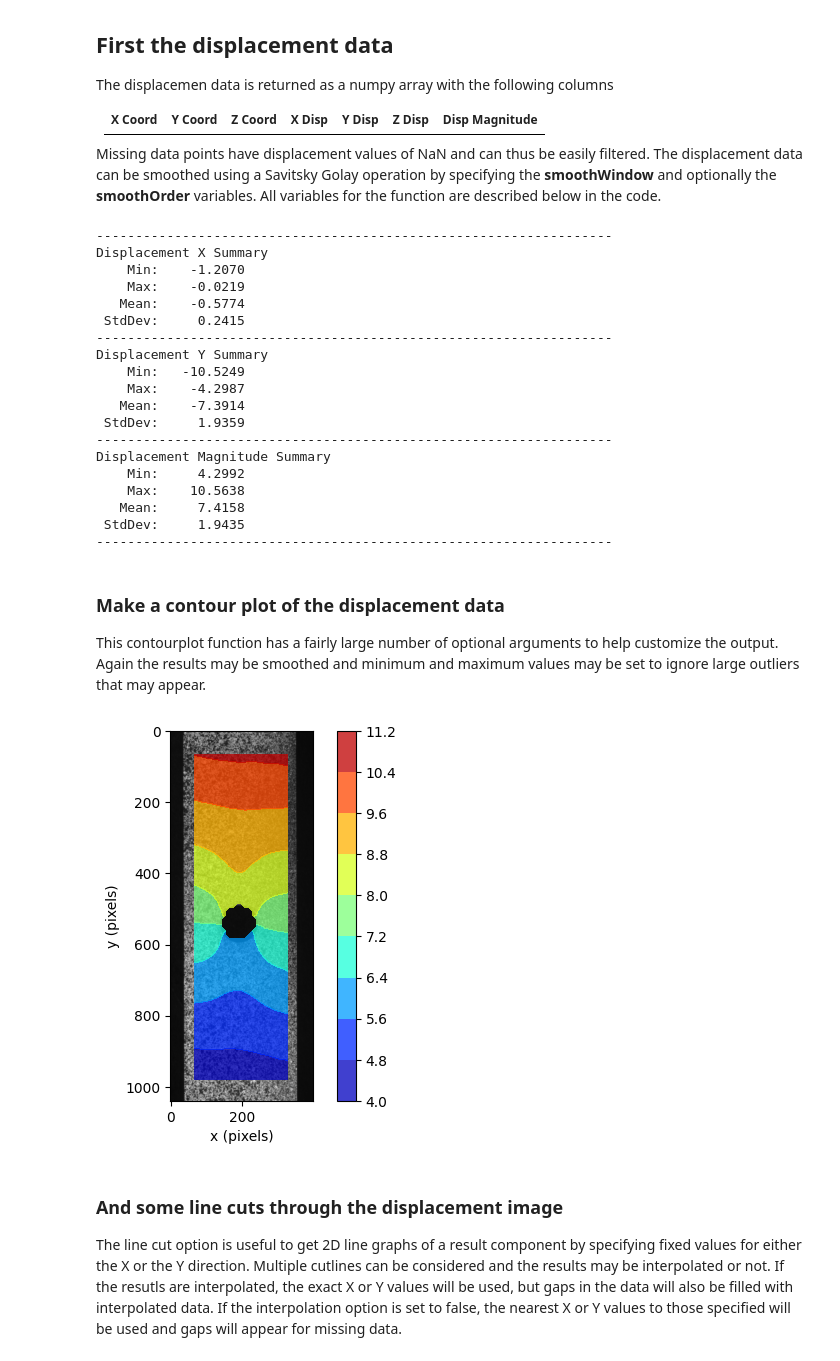
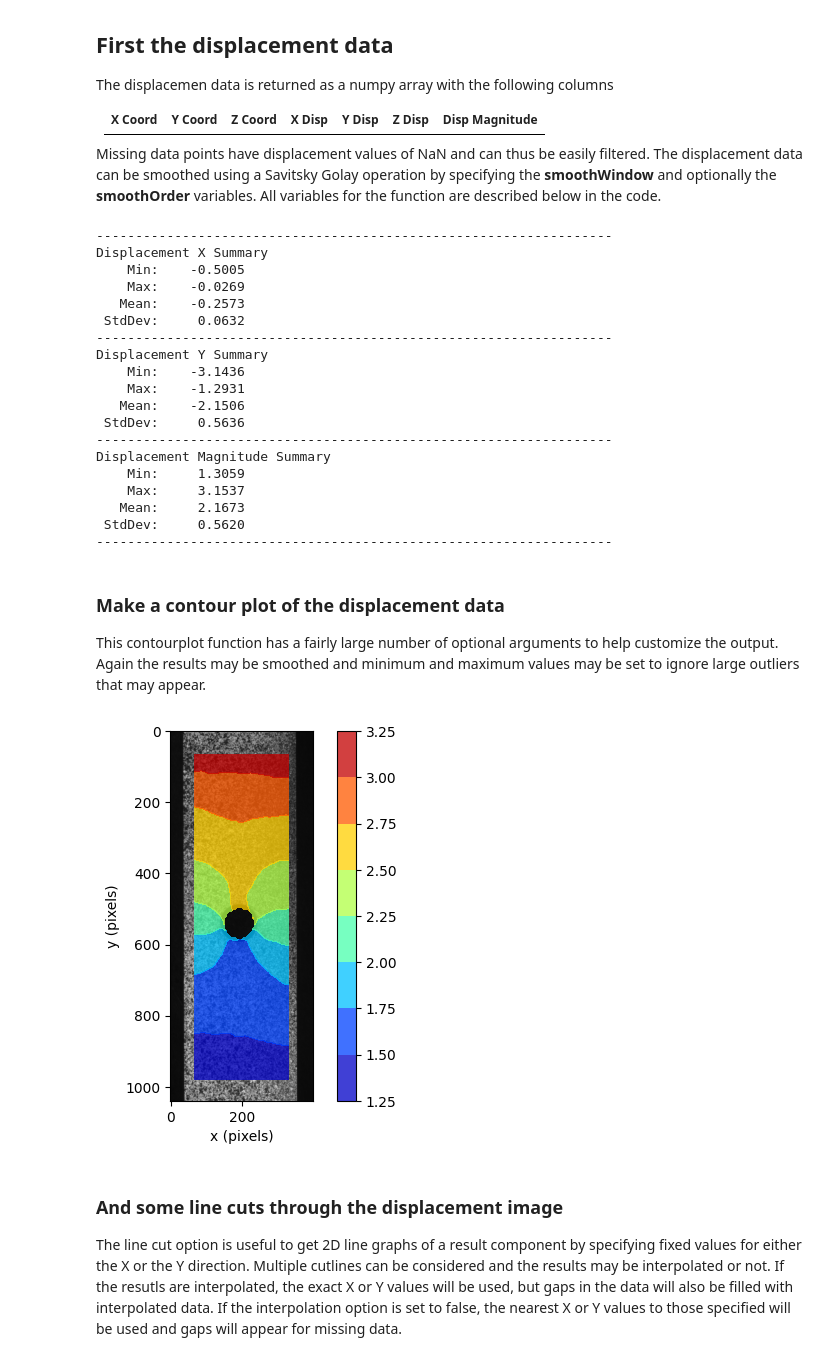
Before and after one commit to gventer/SUN-DIC, a Jupyter notebook: test_sundic.ipynb, the cells around one changed output. Drawn from its saved outputs; the diff is of its cells as text; code cells hidden in the pictures.

```diff
--- a/test_sundic.ipynb
+++ b/test_sundic.ipynb
@@ -103,7 +124,11 @@ Missing data points have displacement values of NaN and can thus be easily filte
 # - results: the displacement results with the columns as outlined
 #            above
 # ------------------------------------------------------------------
-results = sdpp.getDisplacements(subSetPoints, smoothWindow=0)
+# NOTE - you have to specify which image pair you want to analyze by specifying
+# the index of the image pair in the subSetPoints list. For example, if you want
+# to analyze the first image pair you would use subSetPoints[0] and the last
+# image pair would be subSetPoints[-1]
+results = sdpp.getDisplacements(subSetPoints[-1], smoothWindow=0)
 
 # An easy way to drop all points that were not found during the analysis
 results = results[~np.isnan(results).any(axis=1)]
@@ -131,22 +156,22 @@ print('------------------------------------------------------------------')
 # %% [output]
 ------------------------------------------------------------------
 Displacement X Summary
-    Min:    -1.2070
-    Max:    -0.0219
-   Mean:    -0.5774
- StdDev:     0.2415
+    Min:    -0.5005
+    Max:    -0.0269
+   Mean:    -0.2573
+ StdDev:     0.0632
 ------------------------------------------------------------------
 Displacement Y Summary
-    Min:   -10.5249
-    Max:    -4.2987
-   Mean:    -7.3914
- StdDev:     1.9359
+    Min:    -3.1436
+    Max:    -1.2931
+   Mean:    -2.1506
+ StdDev:     0.5636
 ------------------------------------------------------------------
 Displacement Magnitude Summary
-    Min:     4.2992
-    Max:    10.5638
-   Mean:     7.4158
- StdDev:     1.9435
+    Min:     1.3059
+    Max:     3.1537
+   Mean:     2.1673
+ StdDev:     0.5620
 ------------------------------------------------------------------
 # %% [markdown]
 ### Make a contour plot of the displacement data
@@ -154,35 +179,36 @@ This contourplot function has a fairly large number of optional arguments to hel
 # %%
 # ------------------------------------------------------------------
 # Parameters:
 # -----------
 # - settings    : the settings dictionary used in the analysis
 # - subSetPnts  : the subset grid points
 #                 (returned by the planarDICLocal function)
+# - imgSetID    : ID of the image set to use for the plot.
 # - dispComp    : the displacement component to plot
 #                 (default is sdpp.Comp.MAG)
 # - alpha       : the transparency of the contour plot
 #                 (default is 0.75)
 # - plotImage   : whether to plot the underlying image
 #                 (default is True)
 # - showPlot    : whether to show the plot here
 #                 (default is True)
 # - fileName    : the file name to save the plot to if required
 #                 (default is '')
 # - smoothWindow: the size of the smoothing window - this is the
 #                 number of surrounding subSets to consider in
 #                 the smoothing (0 = no smoothing)
 # - smoothOrder : the order of the smoothing polynomial
 #                 (default is 2)
 # - maxValue    : the maximum value to plot
 #                 (default is None)
 # - minValue    : the minimum value to plot
 #                 (default is None)
 # ------------------------------------------------------------------
-sdpp.plotDispContour(settings, subSetPoints, dispComp=sdpp.Comp.MAG,
+sdpp.plotDispContour(settings, subSetPoints, -1, dispComp=sdpp.Comp.MAG,
                      alpha=0.75, plotImage=True,
-                     showPlot=True, fileName='', smoothWindow=3)
+                     showPlot=True, fileName='', smoothWindow=5)
 # %% [output]
-[figure, old version]
+[figure, new version]
 # %% [markdown]
 ### And some line cuts through the displacement image
 The line cut option is useful to get 2D line graphs of a result component by specifying fixed values for either the X or the Y direction.  Multiple cutlines can be considered and the results may be interpolated or not.  If the resutls are interpolated, the exact X or Y values will be used, but gaps in the data will also be filled with interpolated data.  If the interpolation option is set to false, the nearest X or Y values to those specified will be used and gaps will appear for missing data.
```
Also changed, not shown: parts of 6 cells of this notebook, 8 other files.
